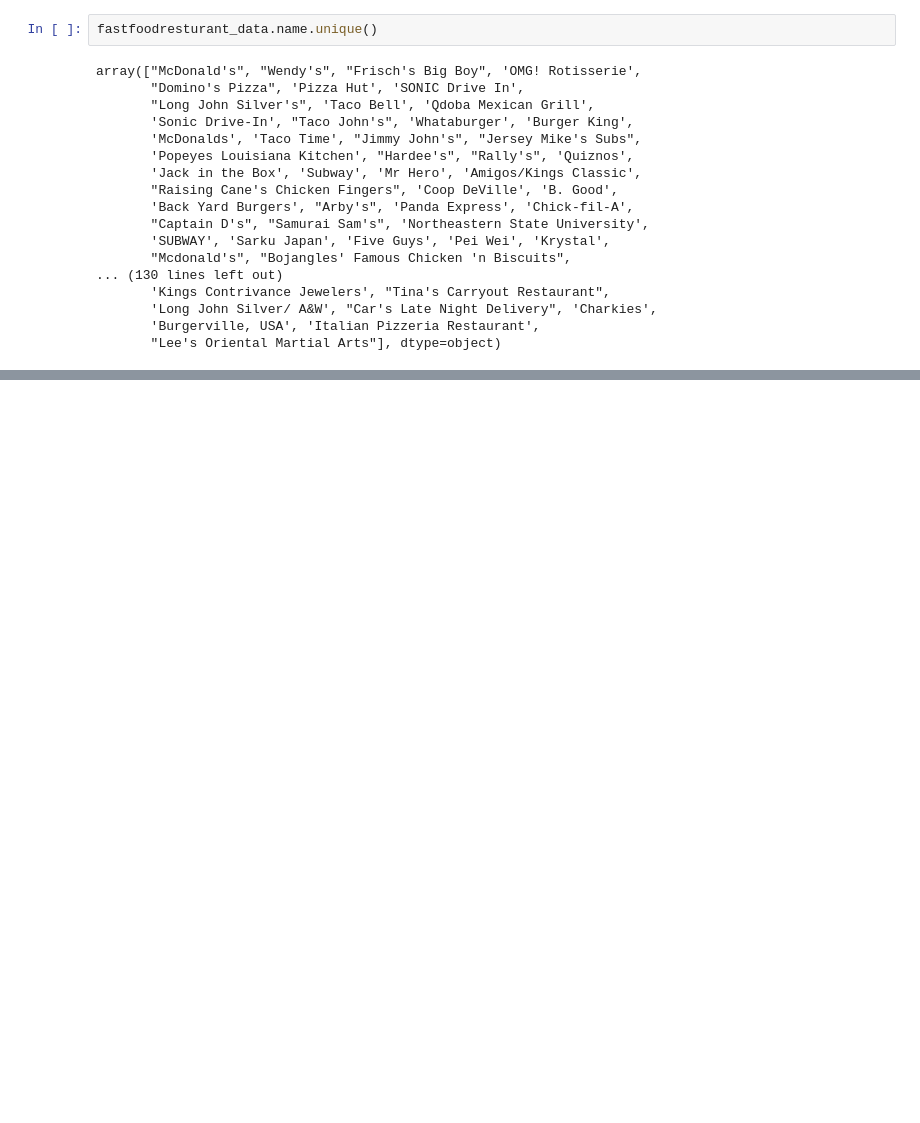
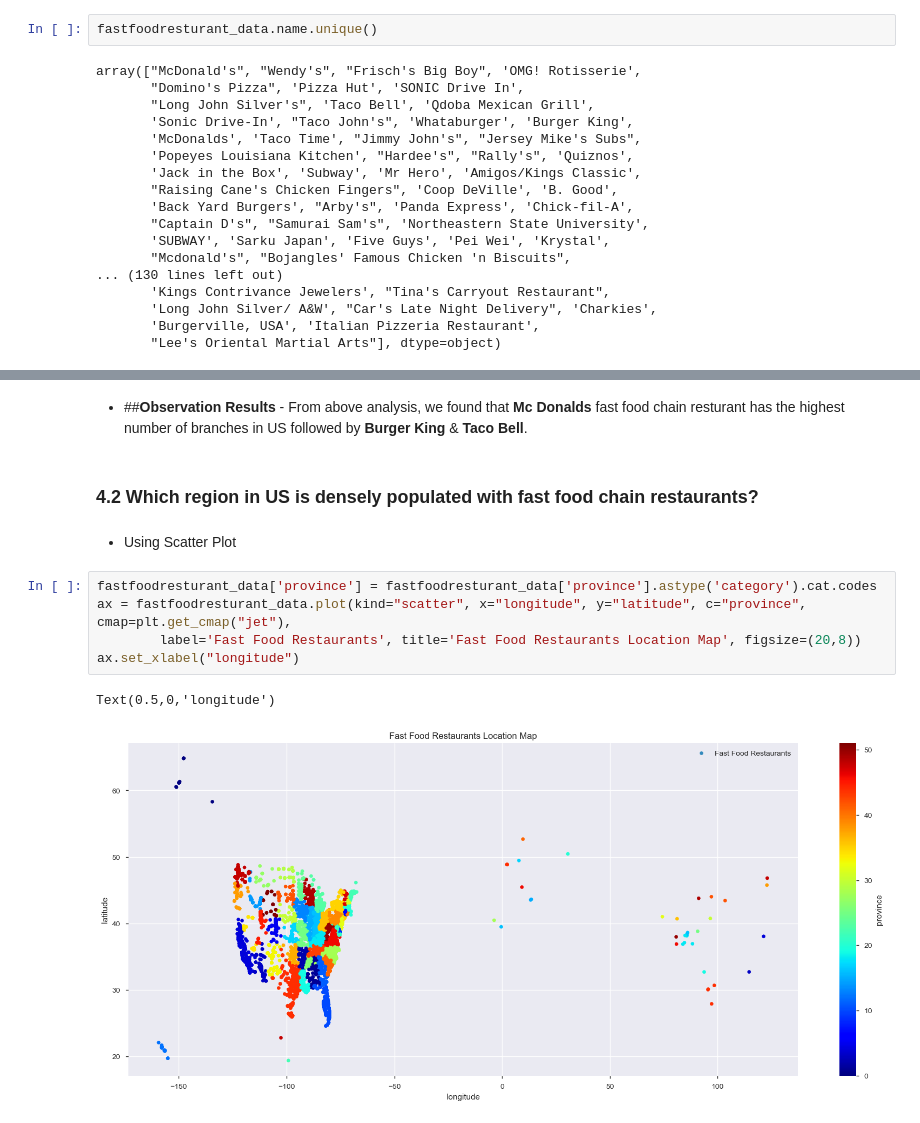
Before and after one commit to UjjawalGautam/FastFoodResturantEDA, a Jupyter notebook: FastFoodResturantDataSet_EDA.ipynb, the cells around one changed output, grey strips where cells are left out. Cells and saved outputs as stored; diff of their text form; blank space fills up the shorter version.

```diff
--- a/FastFoodResturantDataSet_EDA.ipynb
+++ b/FastFoodResturantDataSet_EDA.ipynb
@@ -228,0 +320,14 @@ array(["McDonald's", "Wendy's", "Frisch's Big Boy", 'OMG! Rotisserie',
+# %% [markdown]
+- ##__Observation Results__ - From above analysis, we found that __Mc Donalds__ fast food chain resturant has the highest number of branches in US followed by __Burger King__ & __Taco Bell__.
+# %% [markdown]
+### 4.2 Which region in US is densely populated with fast food chain restaurants?
+# %% [markdown]
+- Using Scatter Plot
+# %%
+fastfoodresturant_data['province'] = fastfoodresturant_data['province'].astype('category').cat.codes
+ax = fastfoodresturant_data.plot(kind="scatter", x="longitude", y="latitude", c="province", cmap=plt.get_cmap("jet"),
+        label='Fast Food Restaurants', title='Fast Food Restaurants Location Map', figsize=(20,8))
+ax.set_xlabel("longitude")
+# %% [output]
+Text(0.5,0,'longitude')
+[figure, added]
```
Also changed, not shown: parts of 27 cells of this notebook, 1 other file.
